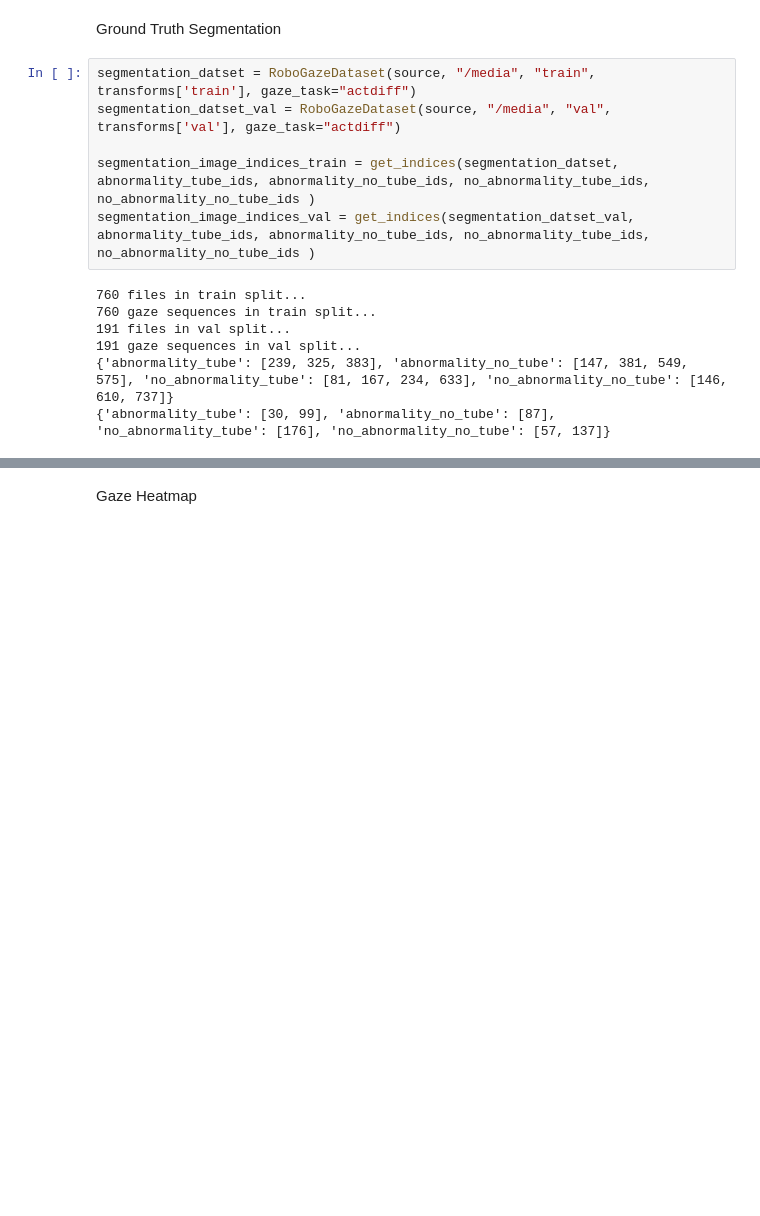
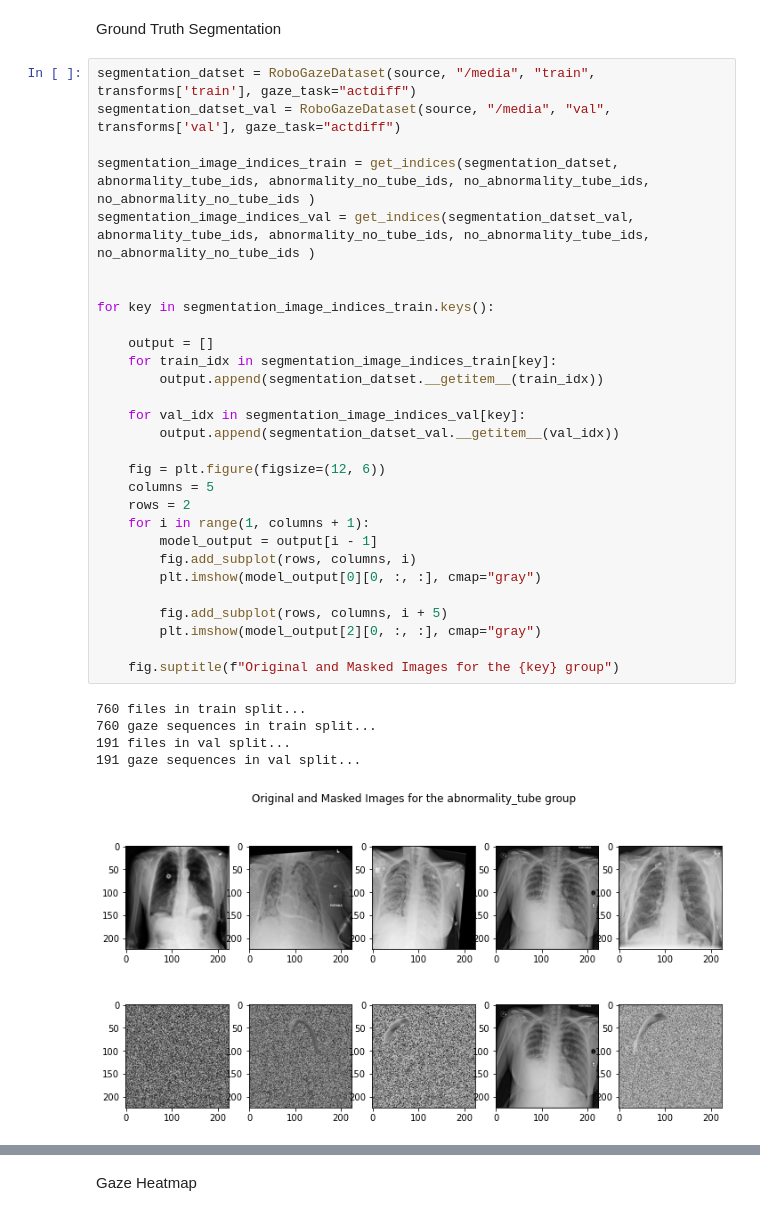
Before and after one commit to jparmar32/gaze-robustness, a Jupyter notebook: visualize_masked_images.ipynb, the cells around one changed output, grey strips where cells are left out. Saved outputs shown, nothing was run; the diff lists cells and outputs as text; blank space fills up the shorter version.

Commit message:
Finish Visualization Noteboo

```diff
--- a/visualize_masked_images.ipynb
+++ b/visualize_masked_images.ipynb
@@ -61,16 +61,38 @@ def get_indices(dataset,abnormality_tube_ids, abnormality_no_tube_ids, no_abnorm
     return group_indices
 # %% [markdown]
 Ground Truth Segmentation
-# %%
-segmentation_datset = RoboGazeDataset(source, "/media", "train", transforms['train'], gaze_task="actdiff")
-segmentation_datset_val = RoboGazeDataset(source, "/media", "val", transforms['val'], gaze_task="actdiff")
-
-segmentation_image_indices_train = get_indices(segmentation_datset, abnormality_tube_ids, abnormality_no_tube_ids, no_abnormality_tube_ids, no_abnormality_no_tube_ids )
-segmentation_image_indices_val = get_indices(segmentation_datset_val, abnormality_tube_ids, abnormality_no_tube_ids, no_abnormality_tube_ids, no_abnormality_no_tube_ids )
-# %% [output]
-760 files in train split...
-760 gaze sequences in train split...
-191 files in val split...
-191 gaze sequences in val split...
-{'abnormality_tube': [239, 325, 383], 'abnormality_no_tube': [147, 381, 549, 575], 'no_abnormality_tube': [81, 167, 234, 633], 'no_abnormality_no_tube': [146, 610, 737]}
-{'abnormality_tube': [30, 99], 'abnormality_no_tube': [87], 'no_abnormality_tube': [176], 'no_abnormality_no_tube': [57, 137]}
+# %%
+segmentation_datset = RoboGazeDataset(source, "/media", "train", transforms['train'], gaze_task="actdiff")
+segmentation_datset_val = RoboGazeDataset(source, "/media", "val", transforms['val'], gaze_task="actdiff")
+
+segmentation_image_indices_train = get_indices(segmentation_datset, abnormality_tube_ids, abnormality_no_tube_ids, no_abnormality_tube_ids, no_abnormality_no_tube_ids )
+segmentation_image_indices_val = get_indices(segmentation_datset_val, abnormality_tube_ids, abnormality_no_tube_ids, no_abnormality_tube_ids, no_abnormality_no_tube_ids )
+
+
+for key in segmentation_image_indices_train.keys():
+
+    output = []
+    for train_idx in segmentation_image_indices_train[key]:
+        output.append(segmentation_datset.__getitem__(train_idx))
+
+    for val_idx in segmentation_image_indices_val[key]:
+        output.append(segmentation_datset_val.__getitem__(val_idx))
+
+    fig = plt.figure(figsize=(12, 6))
+    columns = 5
+    rows = 2
+    for i in range(1, columns + 1):
+        model_output = output[i - 1]
+        fig.add_subplot(rows, columns, i)
+        plt.imshow(model_output[0][0, :, :], cmap="gray")
+
+        fig.add_subplot(rows, columns, i + 5)
+        plt.imshow(model_output[2][0, :, :], cmap="gray")
+
+    fig.suptitle(f"Original and Masked Images for the {key} group")
+# %% [output]
+760 files in train split...
+760 gaze sequences in train split...
+191 files in val split...
+191 gaze sequences in val split...
+[figure, added]
```
Also changed, not shown: parts of 3 cells of this notebook.
